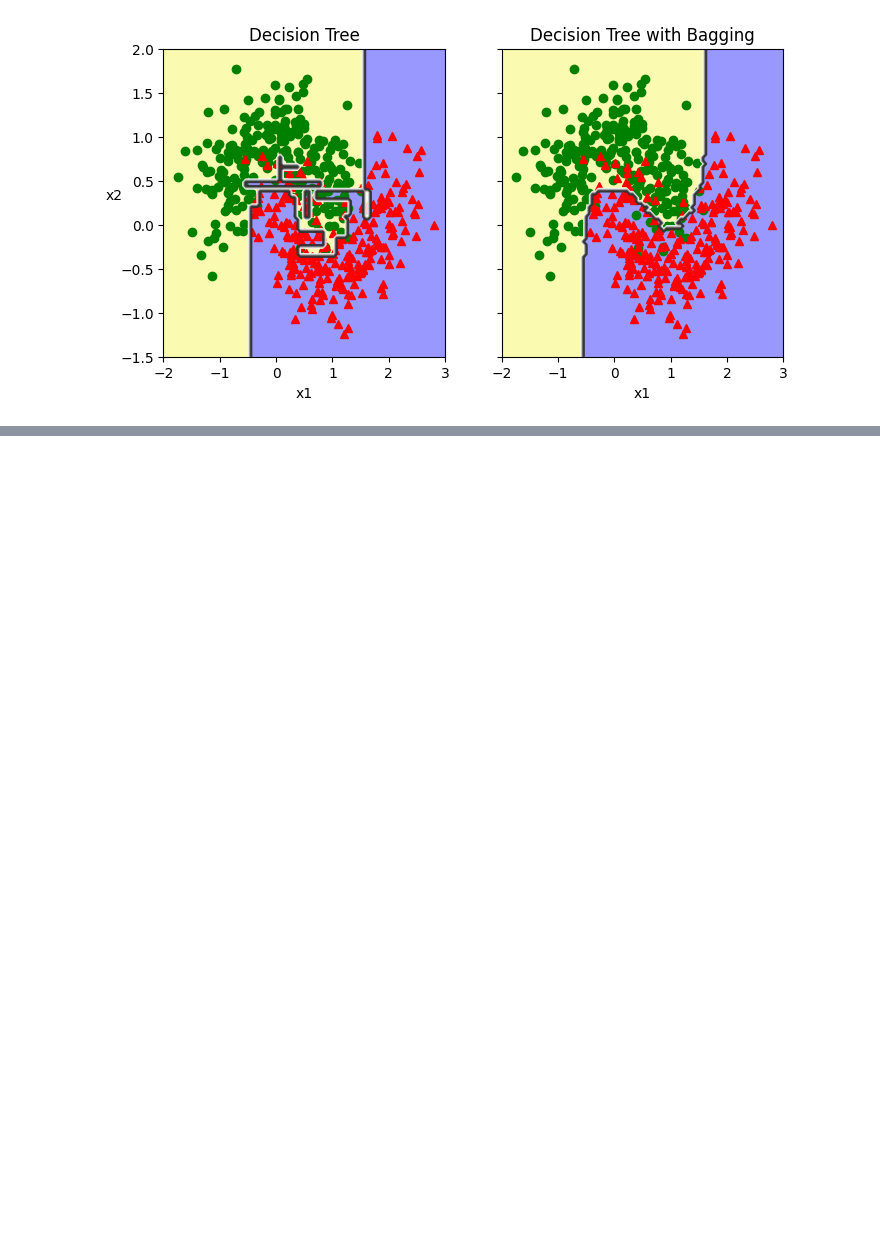
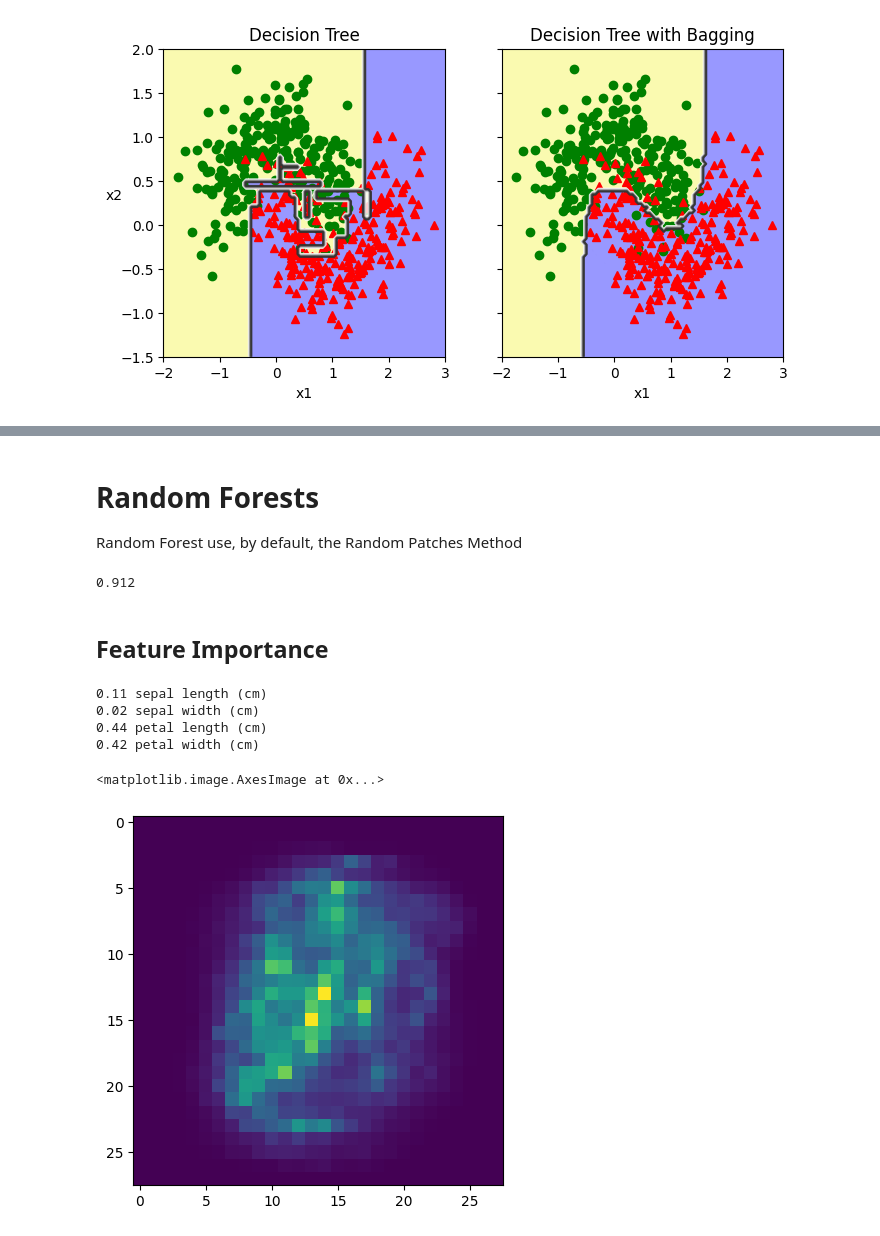
Before and after one commit to william-barros-costa/hands_on_machine_learning, a Jupyter notebook: 1_fundamentals_of_machine_learning/chapter7.ipynb, the cells around one changed output, grey strips where cells are left out. Drawn from its saved outputs; the diff is of its cells as text; code cells hidden in the pictures; blank space fills up the shorter version.

```diff
--- a/1_fundamentals_of_machine_learning/chapter7.ipynb
+++ b/1_fundamentals_of_machine_learning/chapter7.ipynb
@@ -107,0 +131,41 @@ Text(0, 0.5, 'x2')
+# %% [markdown]
+# Random Forests
+
+Random Forest use, by default, the Random Patches Method
+# %%
+from sklearn.ensemble import RandomForestClassifier
+
+random_classifier = RandomForestClassifier(n_estimators=500, max_leaf_nodes=16, n_jobs=-1, random_state=42)
+random_classifier.fit(X_train, y_train)
+random_classifier.score(X_test, y_test)
+# %% [output]
+0.912
+# %% [markdown]
+## Feature Importance
+# %%
+from sklearn.datasets import load_iris
+iris = load_iris(as_frame=True)
+
+random_classifier = RandomForestClassifier(n_estimators=500, random_state=42)
+random_classifier.fit(iris.data, iris.target)
+
+for score, name in zip(random_classifier.feature_importances_, iris.data.columns):
+    print(round(score, 2), name)
+# %% [output]
+0.11 sepal length (cm)
+0.02 sepal width (cm)
+0.44 petal length (cm)
+0.42 petal width (cm)
+# %%
+from sklearn.datasets import fetch_openml
+
+X_mnist, y_mnist = fetch_openml('mnist_784', return_X_y=True, as_frame=False)
+
+random_classifier = RandomForestClassifier(n_estimators=100, random_state=42)
+random_classifier.fit(X_mnist, y_mnist)
+
+heatmap = random_classifier.feature_importances_.reshape(28,28)
+plt.imshow(heatmap)
+# %% [output]
+<matplotlib.image.AxesImage at 0x...>
+[figure, added]
```
Also changed, not shown: parts of 21 cells of this notebook.
